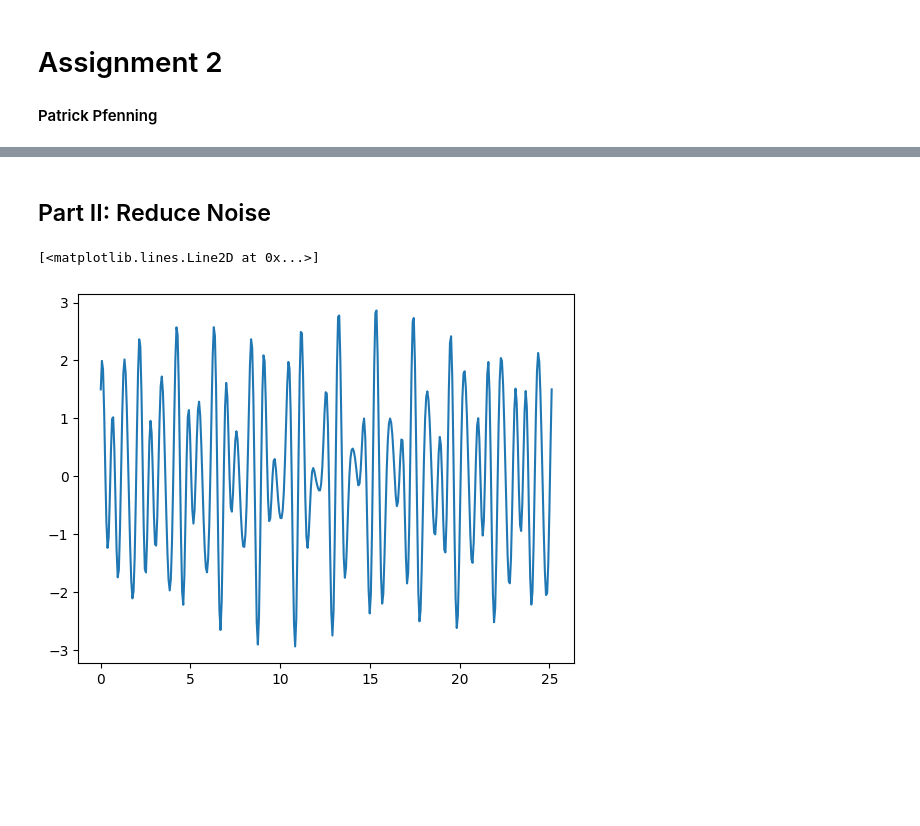
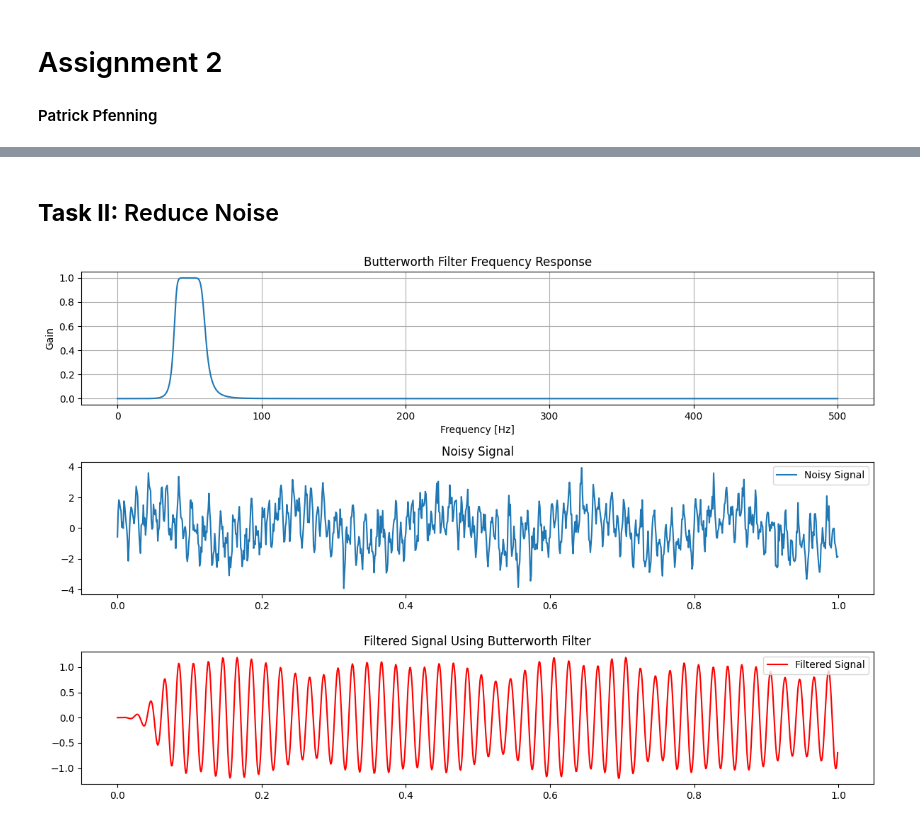
Before and after one commit to ppfenning/data-mining-2023, a Jupyter notebook: Assignments/A2/A2.ipynb, the cells around one changed output, grey strips where cells are left out. Saved outputs shown, nothing was run; the diff lists cells and outputs as text; code cells hidden in the pictures; blank space fills up the shorter version.

```diff
--- a/Assignments/A2/A2.ipynb
+++ b/Assignments/A2/A2.ipynb
@@ -36,2 +97,3 @@ Nominal
 # %% [markdown]
-## Part II: Reduce Noise
+**Task II:** Reduce Noise
+---
@@ -52,7 +100,52 @@ data = sig + noise
-# %%
-import matplotlib.pyplot as plt
-
-plt.plot(lspace, data)
-# %% [output]
-[<matplotlib.lines.Line2D at 0x...>]
-[figure, removed]
+# %%
+import numpy as np
+import matplotlib.pyplot as plt
+from scipy.signal import butter, lfilter, freqz
+
+# Generate an audio signal with multiple frequencies
+fs = 1000  # Sampling frequency
+t = np.linspace(0, 1, fs, endpoint=False)  # Time array
+audio_signal = (np.sin(2 * np.pi * 5 * t) +
+                np.sin(2 * np.pi * 50 * t) +
+                np.sin(2 * np.pi * 120 * t))
+noise = np.random.normal(0, 0.5, audio_signal.shape)  # Gaussian noise
+noisy_signal = audio_signal + noise  # Noisy signal
+
+# Butterworth filter
+lowcut = 40
+highcut = 60
+order = 5
+nyq = 0.5 * fs
+low = lowcut / nyq
+high = highcut / nyq
+b, a = butter(order, [low, high], btype='band')
+filtered_signal = lfilter(b, a, noisy_signal)
+
+# Plot the signals
+plt.figure(figsize=(12, 8))
+
+# Plot frequency response
+w, h = freqz(b, a, worN=8000)
+plt.subplot(3, 1, 1)
+plt.plot(0.5 * fs * w / np.pi, np.abs(h))
+plt.title("Butterworth Filter Frequency Response")
+plt.xlabel("Frequency [Hz]")
+plt.ylabel("Gain")
+plt.grid()
+
+# Plot noisy signal
+plt.subplot(3, 1, 2)
+plt.plot(t, noisy_signal, label="Noisy Signal")
+plt.title("Noisy Signal")
+plt.legend()
+
+# Plot filtered signal
+plt.subplot(3, 1, 3)
+plt.plot(t, filtered_signal, label="Filtered Signal", color='r')
+plt.title("Filtered Signal Using Butterworth Filter")
+plt.legend()
+
+plt.tight_layout()
+plt.show()
+# %% [output]
+[figure, added]
```
Also changed, not shown: parts of 5 cells of this notebook, 18 other files.
